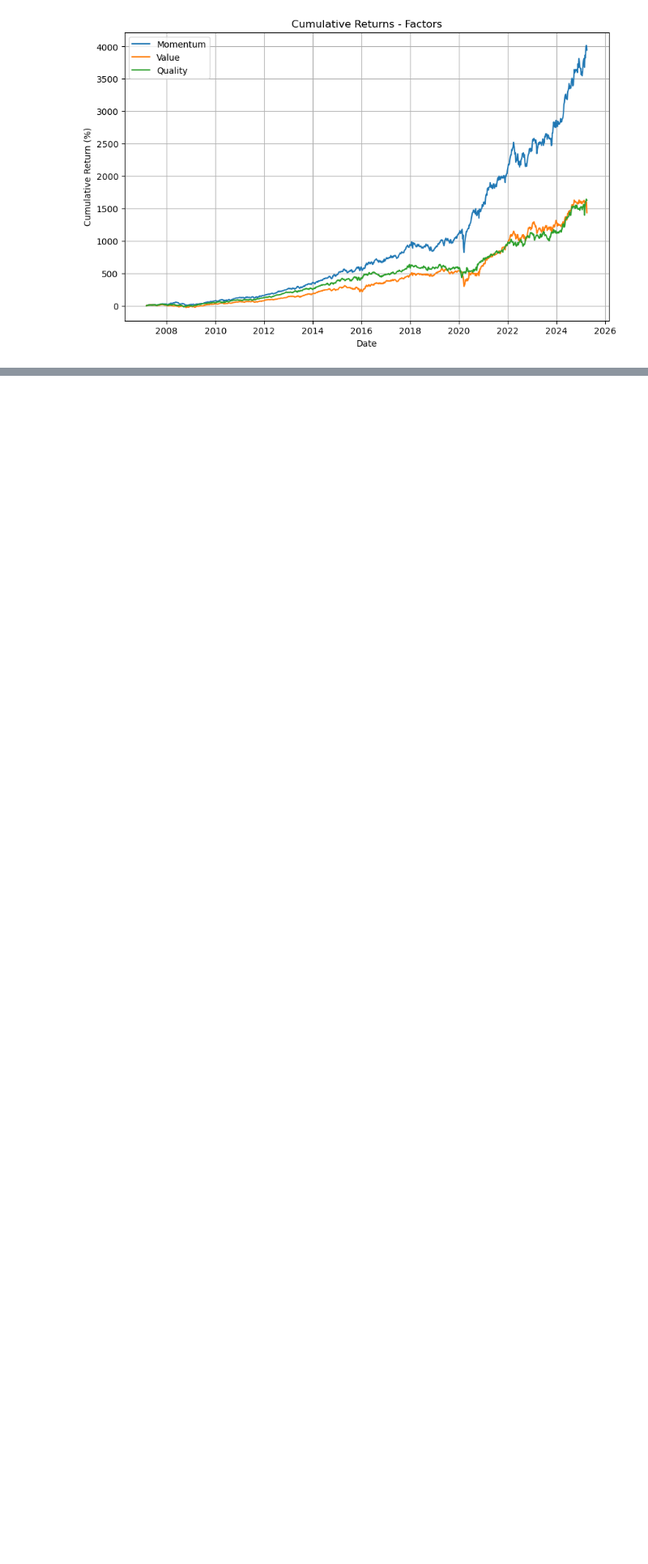
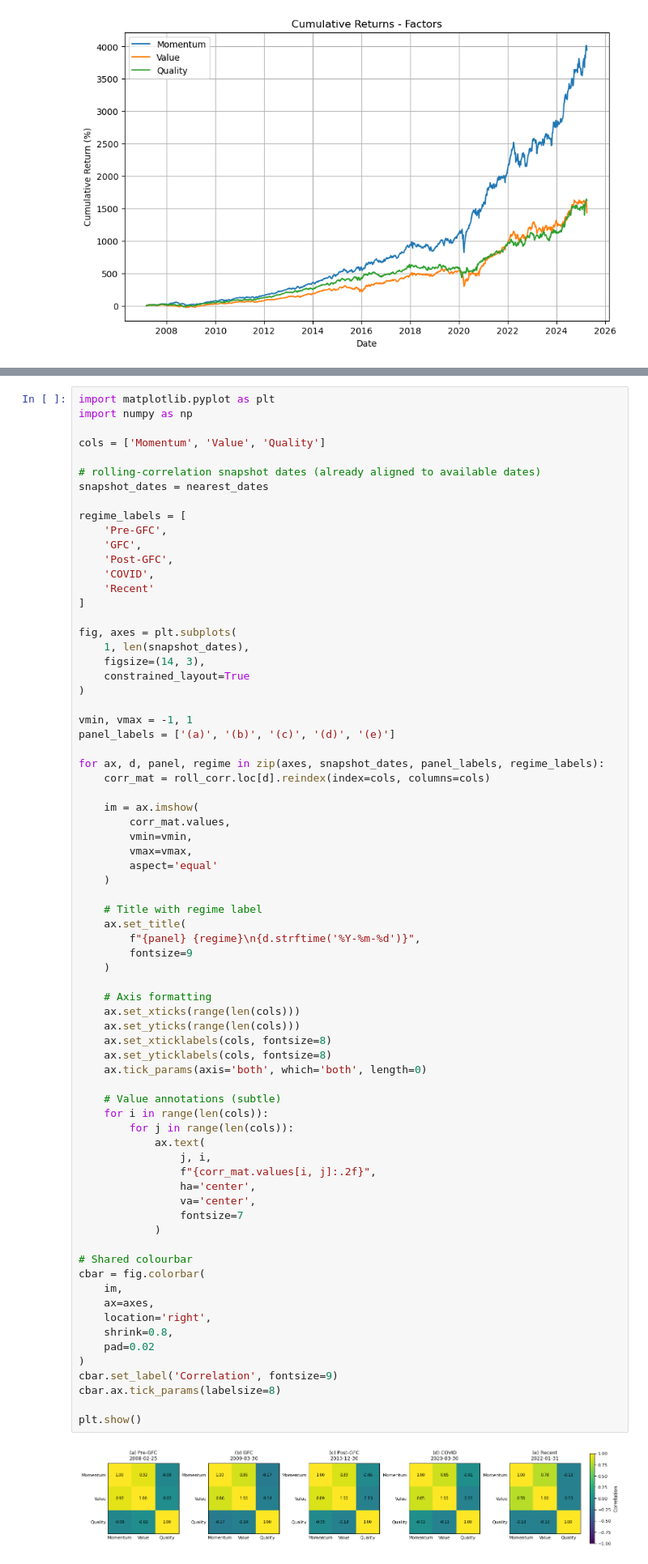
Before and after one commit to CChlungwani/forecast_curve, a Jupyter notebook: results/cumulative_factor_returns.ipynb, the cells around one changed output, grey strips where cells are left out. Shown at 81% size. Cells and saved outputs as stored; diff of their text form; blank space fills up the shorter version.

```diff
--- a/results/cumulative_factor_returns.ipynb
+++ b/results/cumulative_factor_returns.ipynb
@@ -386,0 +160,74 @@ Momentum_vs_Quality 1.615776           0.279135           1.012745             0
+# %%
+import matplotlib.pyplot as plt
+import numpy as np
+
+cols = ['Momentum', 'Value', 'Quality']
+
+# rolling-correlation snapshot dates (already aligned to available dates)
+snapshot_dates = nearest_dates
+
+regime_labels = [
+    'Pre-GFC',
+    'GFC',
+    'Post-GFC',
+    'COVID',
+    'Recent'
+]
+
+fig, axes = plt.subplots(
+    1, len(snapshot_dates),
+    figsize=(14, 3),
+    constrained_layout=True
+)
+
+vmin, vmax = -1, 1
+panel_labels = ['(a)', '(b)', '(c)', '(d)', '(e)']
+
+for ax, d, panel, regime in zip(axes, snapshot_dates, panel_labels, regime_labels):
+    corr_mat = roll_corr.loc[d].reindex(index=cols, columns=cols)
+
+    im = ax.imshow(
+        corr_mat.values,
+        vmin=vmin,
+        vmax=vmax,
+        aspect='equal'
+    )
+
+    # Title with regime label
+    ax.set_title(
+        f"{panel} {regime}\n{d.strftime('%Y-%m-%d')}",
+        fontsize=9
+    )
+
+    # Axis formatting
+    ax.set_xticks(range(len(cols)))
+    ax.set_yticks(range(len(cols)))
+    ax.set_xticklabels(cols, fontsize=8)
+    ax.set_yticklabels(cols, fontsize=8)
+    ax.tick_params(axis='both', which='both', length=0)
+
+    # Value annotations (subtle)
+    for i in range(len(cols)):
+        for j in range(len(cols)):
+            ax.text(
+                j, i,
+                f"{corr_mat.values[i, j]:.2f}",
+                ha='center',
+                va='center',
+                fontsize=7
+            )
+
+# Shared colourbar
+cbar = fig.colorbar(
+    im,
+    ax=axes,
+    location='right',
+    shrink=0.8,
+    pad=0.02
+)
+cbar.set_label('Correlation', fontsize=9)
+cbar.ax.tick_params(labelsize=8)
+
+plt.show()
+# %% [output]
+[figure, added]
```
Also changed, not shown: parts of 8 cells of this notebook, 3 other files.
